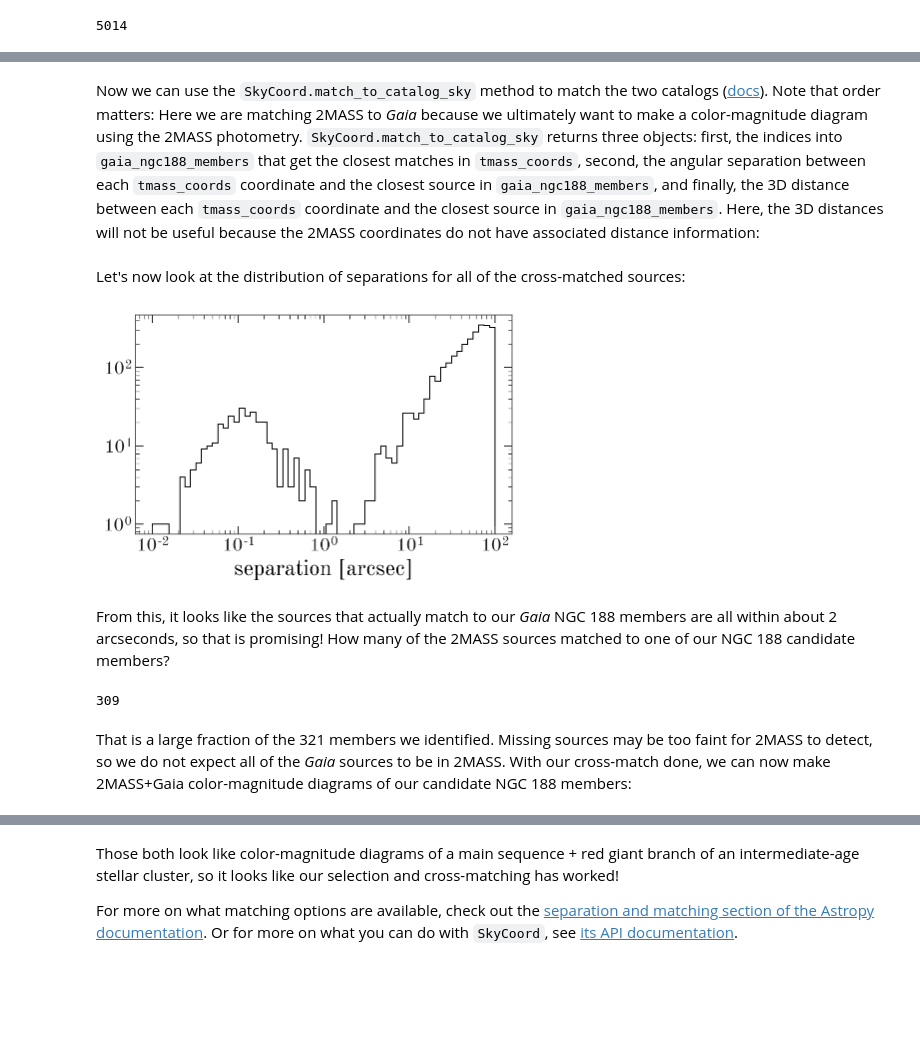
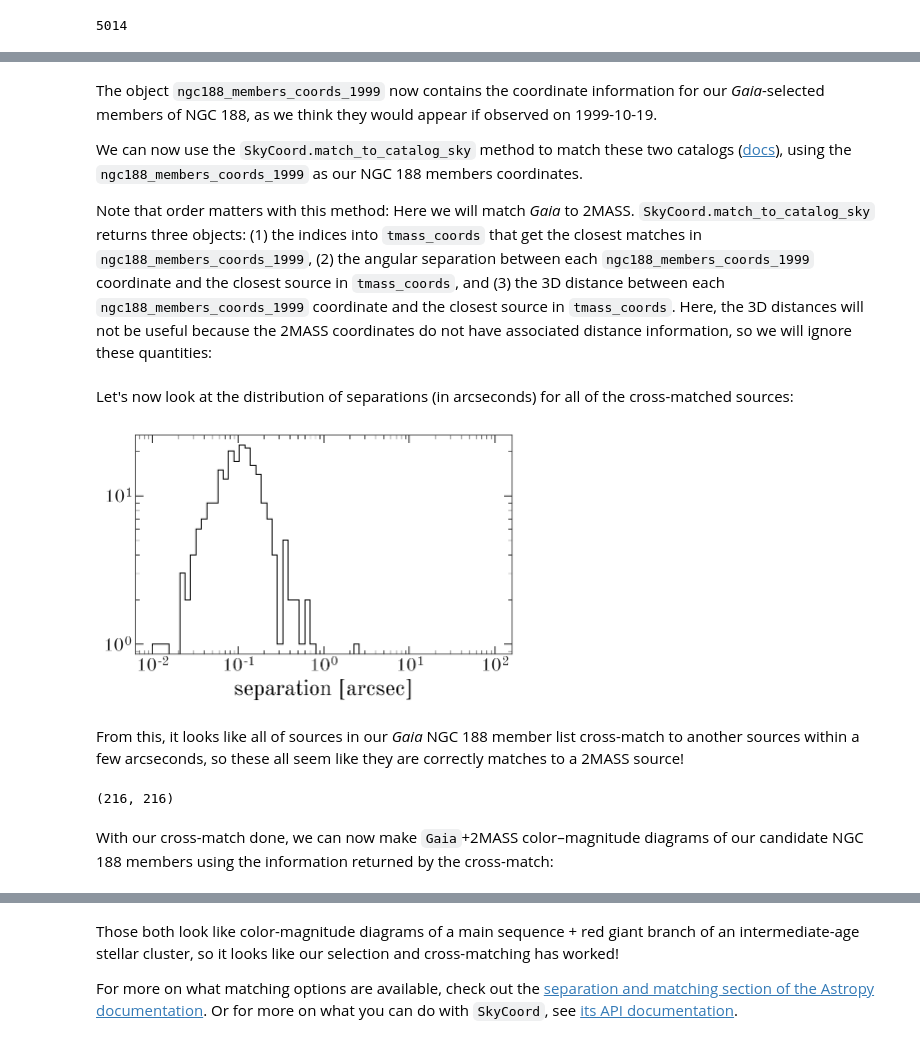
Before and after one commit to astropy/astropy-tutorials, a Jupyter notebook: tutorials/notebooks/astropy-coordinates/4-Coordinates-Crossmatch.ipynb, the cells around one changed output, grey strips where cells are left out. Saved outputs shown, nothing was run; the diff lists cells and outputs as text; code cells hidden in the pictures; blank space fills up the shorter version.

```diff
--- a/tutorials/notebooks/astropy-coordinates/4-Coordinates-Crossmatch.ipynb
+++ b/tutorials/notebooks/astropy-coordinates/4-Coordinates-Crossmatch.ipynb
@@ -58,3 +95,9 @@ tmass_table = QTable.read('2MASS_results.fits')
+# %%
+# the .read() below produces some warnings that we can safely ignore
+with warnings.catch_warnings():
+    warnings.simplefilter('ignore', UserWarning)
+
+    tmass_table = QTable.read('2MASS_results.ecsv')
 # %% [markdown]
 As with the *Gaia* results table, we can now create a single `SkyCoord` object to represent all of the sources returned from our query to the 2MASS catalog. Let's look at the column names in this table by displaying the first few rows:
 # %%
@@ -83,0 +130,2 @@ gaia_ngc188_members_table = table_3d[ngc188_3d_mask]
+# %%
+tmass_epoch = Time(np.unique(tmass_table['Date']))
@@ -84,2 +134,10 @@ gaia_ngc188_members_table = table_3d[ngc188_3d_mask]
+# %%
+# you can ignore the warning raised here
+ngc188_members_coords_1999 = ngc188_members_coords.apply_space_motion(
+    tmass_epoch)
 # %% [markdown]
-Now we can use the ``SkyCoord.match_to_catalog_sky`` method to match the two catalogs ([docs](http://docs.astropy.org/en/latest/coordinates/matchsep.html#astropy-coordinates-matching)). Note that order matters: Here we are matching 2MASS to *Gaia* because we ultimately want to make a color-magnitude diagram using the 2MASS photometry. `SkyCoord.match_to_catalog_sky` returns three objects: first, the indices into `gaia_ngc188_members` that get the closest matches in `tmass_coords`, second, the angular separation between each `tmass_coords` coordinate and the closest source in `gaia_ngc188_members`, and finally, the 3D distance between each `tmass_coords` coordinate and the closest source in `gaia_ngc188_members`. Here, the 3D distances will not be useful because the 2MASS coordinates do not have associated distance information:
+The object `ngc188_members_coords_1999` now contains the coordinate information for our *Gaia*-selected members of NGC 188, as we think they would appear if observed on 1999-10-19.
+
+We can now use the ``SkyCoord.match_to_catalog_sky`` method to match these two catalogs ([docs](http://docs.astropy.org/en/latest/coordinates/matchsep.html#astropy-coordinates-matching)), using the `ngc188_members_coords_1999` as our NGC 188 members coordinates.
+
+Note that order matters with this method: Here we will match *Gaia* to 2MASS. `SkyCoord.match_to_catalog_sky` returns three objects: (1) the indices into `tmass_coords` that get the closest matches in `ngc188_members_coords_1999`, (2) the angular separation between each `ngc188_members_coords_1999` coordinate and the closest source in `tmass_coords`, and (3) the 3D distance between each `ngc188_members_coords_1999` coordinate and the closest source in `tmass_coords`. Here, the 3D distances will not be useful because the 2MASS coordinates do not have associated distance information, so we will ignore these quantities:
@@ -88,19 +144,22 @@ idx_tmass, d2d_tmass, d3d_tmass = tmass_coords.match_to_catalog_sky(gaia_ngc188_
+# %%
+idx_gaia, sep2d_gaia, _ = ngc188_members_coords_1999.match_to_catalog_sky(
+    tmass_coords)
 # %% [markdown]
-Let's now look at the distribution of separations for all of the cross-matched sources:
+Let's now look at the distribution of separations (in arcseconds) for all of the cross-matched sources:
 # %%
-plt.hist(d2d_tmass.arcsec, histtype='step',
+plt.hist(sep2d_gaia.arcsec, histtype='step',
          bins=np.logspace(-2, 2., 64))
 plt.xlabel('separation [arcsec]')
 plt.xscale('log')
 plt.yscale('log')
 plt.tight_layout()
 # %% [output]
-[figure, old version]
+[figure, new version]
-# %% [markdown]
-From this, it looks like the sources that actually match to our *Gaia* NGC 188 members are all within about 2 arcseconds, so that is promising! How many of the 2MASS sources matched to one of our NGC 188 candidate members?
+# %% [markdown]
+From this, it looks like all of sources in our *Gaia* NGC 188 member list cross-match to another sources within a few arcseconds, so these all seem like they are correctly matches to a 2MASS source!
 # %%
-(d2d_tmass < 2*u.arcsec).sum()
+(sep2d_tmass < 2*u.arcsec).sum(), len(ngc188_members)
 # %% [output]
-309
+(216, 216)
-# %% [markdown]
-That is a large fraction of the 321 members we identified. Missing sources may be too faint for 2MASS to detect, so we do not expect all of the *Gaia* sources to be in 2MASS. With our cross-match done, we can now make 2MASS+Gaia color-magnitude diagrams of our candidate NGC 188 members:
+# %% [markdown]
+With our cross-match done, we can now make `Gaia`+2MASS color–magnitude diagrams of our candidate NGC 188 members using the information returned by the cross-match:
```
Also changed, not shown: parts of 23 cells of this notebook, 3 other files.
